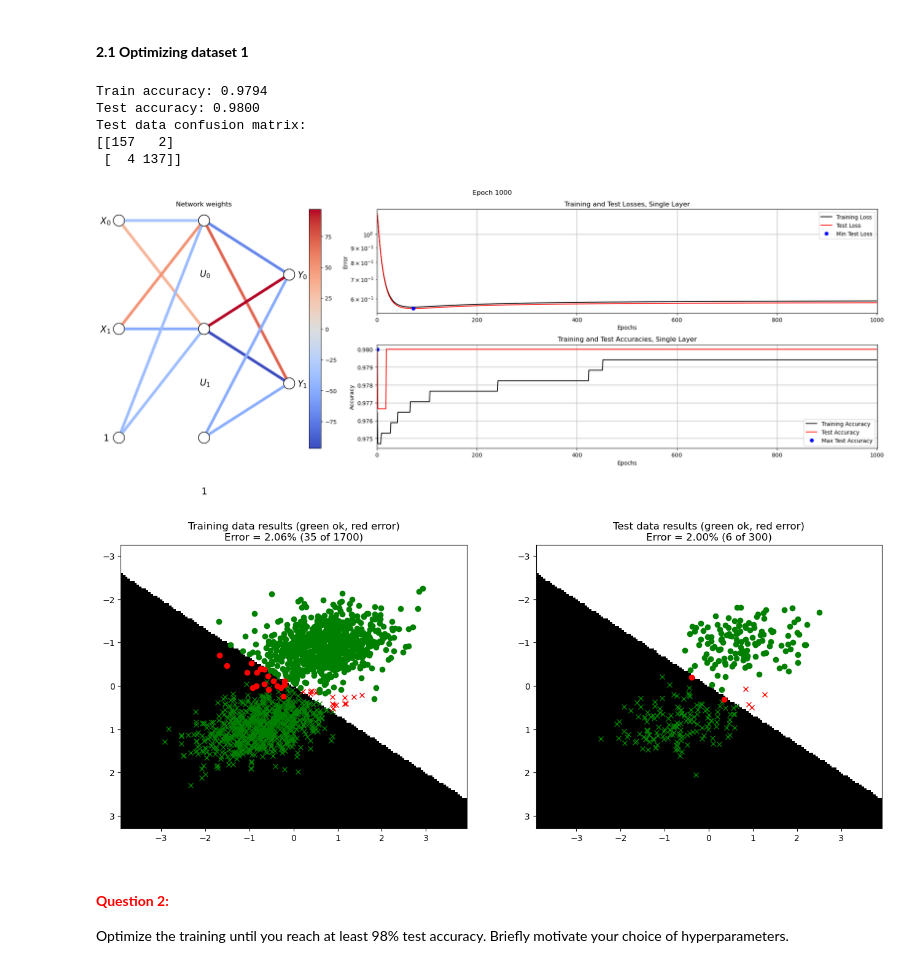
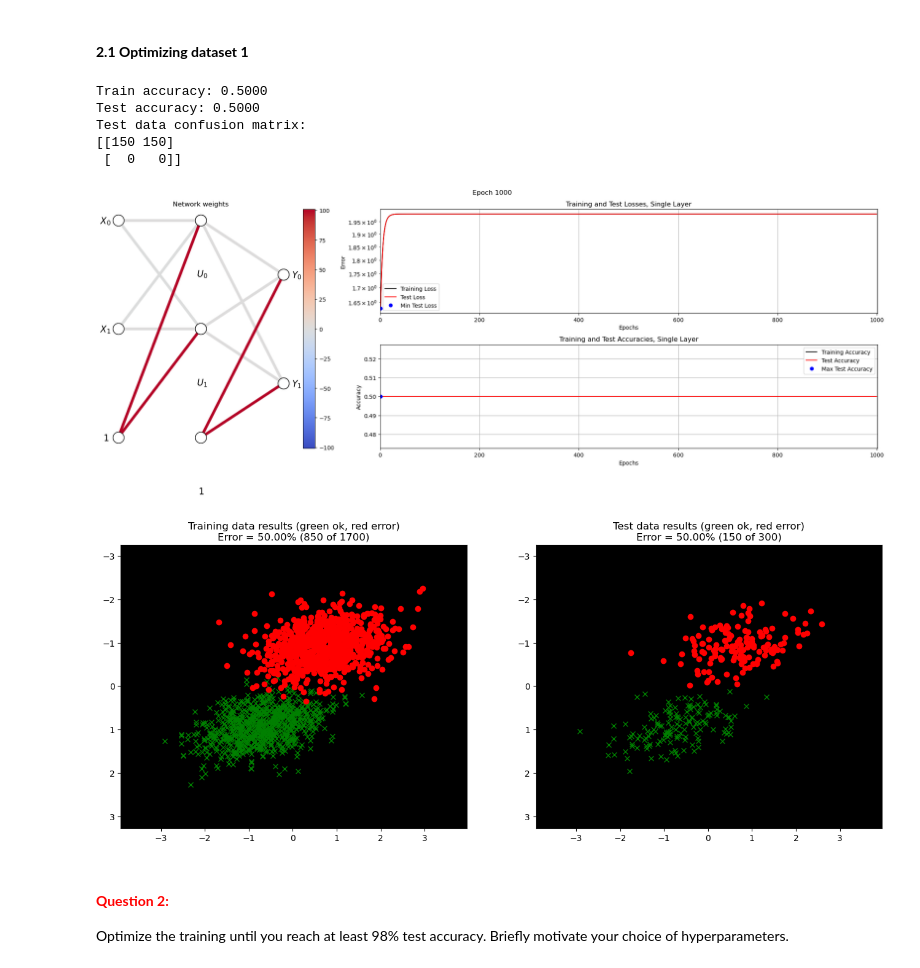
Before and after one commit to mattuz/TBMI26-neural-networks, a Jupyter notebook: LabCode/A1_Supervised/main3_MultiLayer.ipynb, the cells around one changed output. Saved outputs shown, nothing was run; the diff lists cells and outputs as text; code cells hidden in the pictures.

```diff
--- a/LabCode/A1_Supervised/main3_MultiLayer.ipynb
+++ b/LabCode/A1_Supervised/main3_MultiLayer.ipynb
@@ -61,18 +61,17 @@ def forward(X, W1, B1, W2, B2, useTanhOutput=False):
     # === Your code here =========================
     # --------------------------------------------
 
-    Z_curr = X@W1 + B1
-    Z_u = Z_curr@W2 + B2
+    Z_u = X@W1 + B1
+    U = np.tanh(Z_u)
+    Z_y = U@W2 + B2
 
-    if(useTanhOutput):
+    #if(useTanhOutput):
         #Tanh
-        Y = np.tanh(Z_curr)
-        U = np.tanh(Z_u)
-    else:
+    Y = np.tanh(Z_y)
+
+   # else:
         #Sigmoid
-        Y = 1/(1+np.exp(-Z_curr))
-        U =  1/(1+np.exp(-Z_u))
-
+        #Y = 1/(1+np.exp(-Z_y))
     # ============================================
     # Calculate labels
     L = Y.argmax(axis=1)
@@ -115,12 +114,16 @@ def backward(W1, B1, W2, B2, X, U, Y, D, useTanhOutput=False):
     # --------------------------------------------
 
     # Gradient for the output layer
-    GradW2 = -X.T@(2/N*((D-U)*(1-Y**2)))
-    GradB2 = -2/N * np.sum((D - U), axis=0)
+    GradW2 = U.T@(2/N*((D-Y)*(1-Y**2)))
+    GradB2 = 2/N * np.sum((D - Y), axis=0)
+    print("U.T is: ", U.T.shape)
+    print("N is: " , N)
+    print("D is: ",D.shape)
+    print("Y is: " , Y.shape)
 
     # And the input layer
-    GradW1 = -X.T@(2/N*((D-Y)*(1-Y**2)))
-    GradB1 = -2/N * np.sum((D - Y), axis=0)
+    GradW1 = X.T@(2/N*((D-U)*(1-U**2)))
+    GradB1 = 2/N * np.sum((D - U), axis=0)
 
     # ============================================
 
@@ -363,28 +366,28 @@ def  trainMultiLayerOnDataset(datasetNr, testSplit, W1_0, B1_0, W2_0, B2_0, para
 # %%
 # --------------------------------------------
 # === Your code here =========================
 # --------------------------------------------
 nInputs  = 2
 nClasses = 2
 nHidden  = 1
 
 W1_0 = np.random.normal(0, 0.01, (nInputs, nClasses ))
-B1_0 = np.random.normal(0, 0.01, (1, nClasses))
+B1_0 = [[1, 1]]#np.random.normal(-0.01, 0.01, (1, nClasses))
 W2_0 = np.random.normal(0, 0.01, (nInputs, nClasses ))
-B2_0 = np.random.normal(0, 0.01, (1, nClasses))
+B2_0 = [[1,1]]#np.random.normal(-0.01, 0.01, (1, nClasses))
 
 params = {"epochs": 1000, "learningRate": 0.05, "normalize": True, "useTanhOutput": False}
 # ============================================
 
 trainMultiLayerOnDataset(1, 0.15, W1_0, B1_0, W2_0, B2_0, params)
 # %% [output]
-Train accuracy: 0.9794
-Test accuracy: 0.9800
+Train accuracy: 0.5000
+Test accuracy: 0.5000
 Test data confusion matrix:
-[[157   2]
- [  4 137]]
+[[150 150]
+ [  0   0]]
-[figure, old version]
+[figure, new version]
-[figure, old version]
+[figure, new version]
 # %% [markdown]
 #### **<span style="color:red">Question 2:</span>**
 
```
Also changed, not shown: parts of 2 cells of this notebook.
